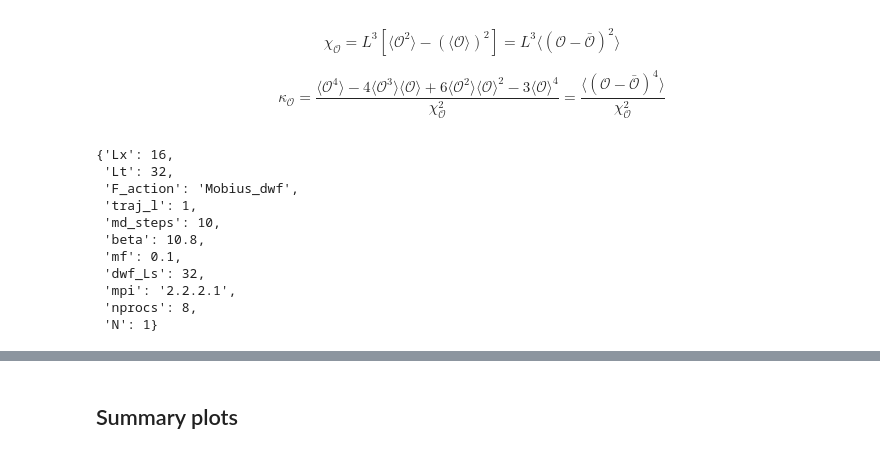
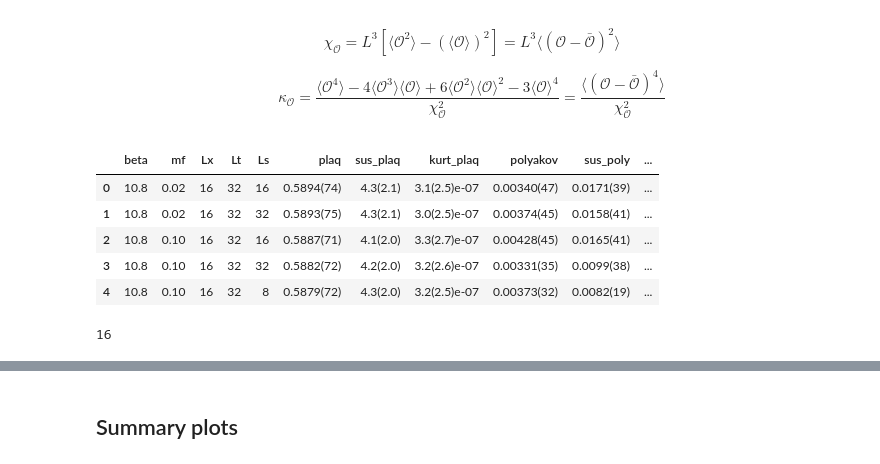
Before and after one commit to vmos1/su4_dm_grid_lsd, a Jupyter notebook: analysis/5_compare_runs.ipynb, the cells around one changed output, grey strips where cells are left out. Cells and saved outputs as stored; diff of their text form; code cells hidden in the pictures.

```diff
--- a/analysis/5_compare_runs.ipynb
+++ b/analysis/5_compare_runs.ipynb
@@ -231,17 +231,66 @@ def f_get_summary_data(df,L,dict1):
 $$ \chi_\mathcal{O} = L^3 \left[ \langle \mathcal{O}^2 \rangle - {(\langle \mathcal{O} \rangle )}^2 \right] = L^3 \langle (\mathcal{O} - \bar{\mathcal{O}})^2\rangle $$
 
 $$ \kappa_\mathcal{O} = \frac{\langle \mathcal{O}^4 \rangle - 4 \langle \mathcal{O}^3 \rangle \langle \mathcal{O} \rangle +6 \langle \mathcal{O}^2 \rangle {\langle \mathcal{O} \rangle} ^2 - 3 {\langle \mathcal{O} \rangle}^4 }{\chi_\mathcal{O}^2} = \frac{ \langle \left( \mathcal{O-\bar{\mathcal{O}}} \right) ^4 \rangle }{\chi_\mathcal{O}^2}$$
+# %%
+
+Lx=16
+Lt='32'
+data_dict={}
+df_summary=pd.DataFrame([])
+
+# top_dir='/usr/workspace/lsd/ayyar1/projects/SU4_sdm/runs_Grid/2023_march14/dm_tests/runs/'
+top_dir='/usr/workspace/lsd/ayyar1/projects/SU4_sdm/runs_Grid/2023_june15_mobius/dm_tests/phase_diagram_mobius_Ls8/'
+
+flist=glob.glob(top_dir+'run_Lx-%s_Lt-%s*'%(Lx,Lt))
+# print(flist)
+
+for run_fldr in flist:
+    fname=run_fldr+'/HSDM.out'
+#     print(fname)
+
+    if not os.path.isfile(fname):
+        print("File %s doesn't exist"%(fname))
+        continue
+
+    # Read config file from folder
+    input_dict=f_read_config(run_fldr+'/config.yaml')
+
+    df=f_parse_grid_data(fname)
+#     display(df)
+
+    key='beta-%s_mf-%s_Lx-%s_Lt-%s'%(input_dict['beta'],input_dict['mf'],input_dict['Lx'],input_dict['Lt'])
+
+    if input_dict['F_action'] =='Mobius_dwf': ## Add Ls in label for DWF
+        key+='_Ls-%s'%(input_dict['dwf_Ls'])
+
+    count=1
+    while(key in data_dict.keys()): # If duplicate key, add suffix
+        print("Key exists",key,fname)
+        count+=1
+        key=key+'_%s'%(count)
+        if count>10: break
+
+    data_dict[key]=df
+
+    # Get summary data
+    dict2={}
+    for key in ['beta','mf','Lx','Lt']:   dict2[key]=input_dict[key]
+    if input_dict['F_action'] =='Mobius_dwf': ## Add Ls in label for DWF
+        dict2['Ls']=input_dict['dwf_Ls']
+    dict2=f_get_summary_data(df,Lx,dict2)
+
+    df_summary=pd.concat([df_summary,pd.DataFrame(dict2,index=[df_summary.shape[0]+1])])
+
+df_summary=df_summary.sort_values(by=['beta','mf']).reset_index(drop=True)
+display(df_summary)
+# %% [output]
+|  | beta | mf | Lx | Lt | Ls | plaq | sus_plaq | kurt_plaq | polyakov | sus_poly | ... |
+| 0 | 10.8 | 0.02 | 16 | 32 | 16 | 0.5894(74) | 4.3(2.1) | 3.1(2.5)e-07 | 0.00340(47) | 0.0171(39) | ... |
+| 1 | 10.8 | 0.02 | 16 | 32 | 32 | 0.5893(75) | 4.3(2.1) | 3.0(2.5)e-07 | 0.00374(45) | 0.0158(41) | ... |
+| 2 | 10.8 | 0.10 | 16 | 32 | 16 | 0.5887(71) | 4.1(2.0) | 3.3(2.7)e-07 | 0.00428(45) | 0.0165(41) | ... |
+| 3 | 10.8 | 0.10 | 16 | 32 | 32 | 0.5882(72) | 4.2(2.0) | 3.2(2.6)e-07 | 0.00331(35) | 0.0099(38) | ... |
+| 4 | 10.8 | 0.10 | 16 | 32 | 8 | 0.5879(72) | 4.3(2.0) | 3.2(2.5)e-07 | 0.00373(32) | 0.0082(19) | ... |
 # %%
-input_dict
+input_dict['Lx']
 # %% [output]
-{'Lx': 16,
- 'Lt': 32,
- 'F_action': 'Mobius_dwf',
- 'traj_l': 1,
- 'md_steps': 10,
- 'beta': 10.8,
- 'mf': 0.1,
- 'dwf_Ls': 32,
- 'mpi': '2.2.2.1',
- 'nprocs': 8,
- 'N': 1}
+16
```
Also changed, not shown: parts of 6 cells of this notebook.
